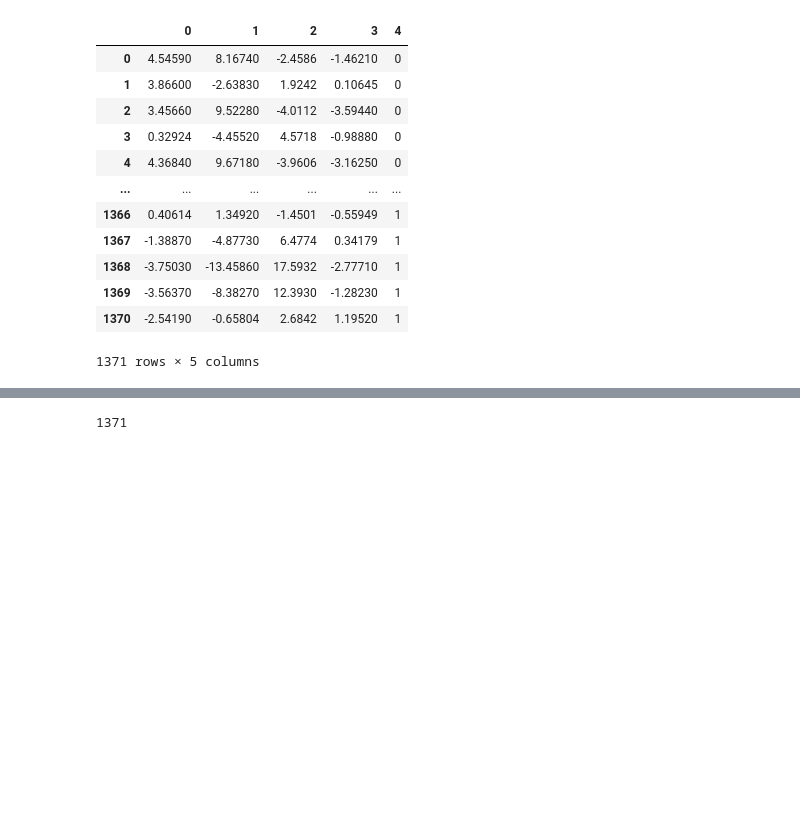
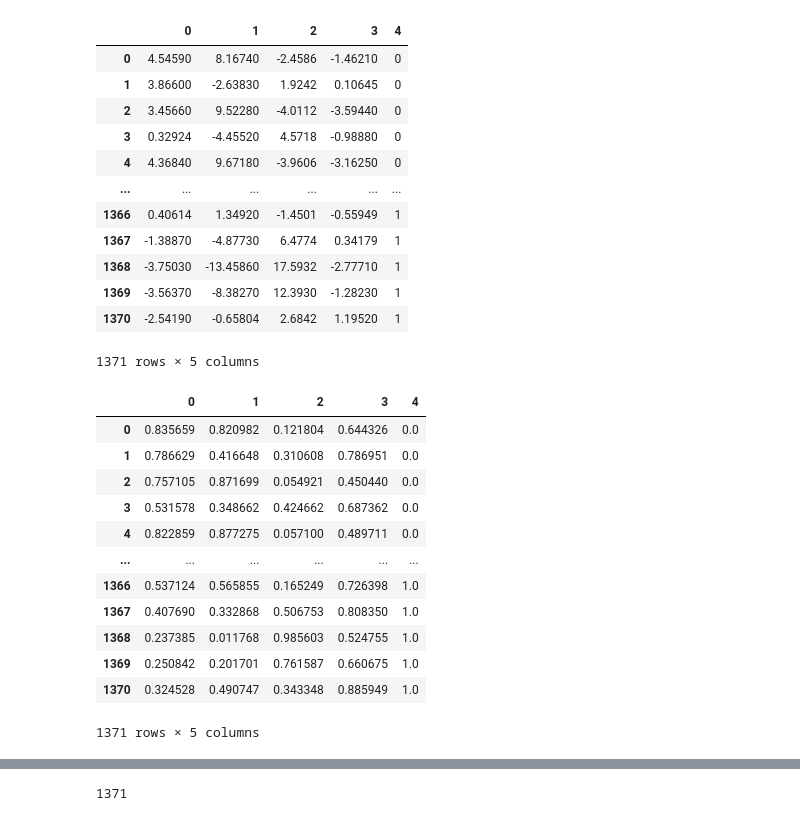
Before and after one commit to rk119/F20BC, a Jupyter notebook: F20BC_CW.ipynb, the cells around one changed output, grey strips where cells are left out. Drawn from its saved outputs; the diff is of its cells as text; code cells hidden in the pictures; blank space fills up the shorter version.

```diff
--- a/F20BC_CW.ipynb
+++ b/F20BC_CW.ipynb
@@ -66,3 +67,24 @@ df
 | 1369 | -3.56370 | -8.38270 | 12.3930 | -1.28230 | 1 |
 | 1370 | -2.54190 | -0.65804 | 2.6842 | 1.19520 | 1 |
 1371 rows × 5 columns
+# %%
+from sklearn.preprocessing import MinMaxScaler
+
+scaler = MinMaxScaler()
+df_normalized = pd.DataFrame(scaler.fit_transform(df), columns=df.columns)
+# %%
+df_normalized
+# %% [output]
+|  | 0 | 1 | 2 | 3 | 4 |
+| 0 | 0.835659 | 0.820982 | 0.121804 | 0.644326 | 0.0 |
+| 1 | 0.786629 | 0.416648 | 0.310608 | 0.786951 | 0.0 |
+| 2 | 0.757105 | 0.871699 | 0.054921 | 0.450440 | 0.0 |
+| 3 | 0.531578 | 0.348662 | 0.424662 | 0.687362 | 0.0 |
+| 4 | 0.822859 | 0.877275 | 0.057100 | 0.489711 | 0.0 |
+| ... | ... | ... | ... | ... | ... |
+| 1366 | 0.537124 | 0.565855 | 0.165249 | 0.726398 | 1.0 |
+| 1367 | 0.407690 | 0.332868 | 0.506753 | 0.808350 | 1.0 |
+| 1368 | 0.237385 | 0.011768 | 0.985603 | 0.524755 | 1.0 |
+| 1369 | 0.250842 | 0.201701 | 0.761587 | 0.660675 | 1.0 |
+| 1370 | 0.324528 | 0.490747 | 0.343348 | 0.885949 | 1.0 |
+1371 rows × 5 columns
```
Also changed, not shown: parts of 7 cells of this notebook.
